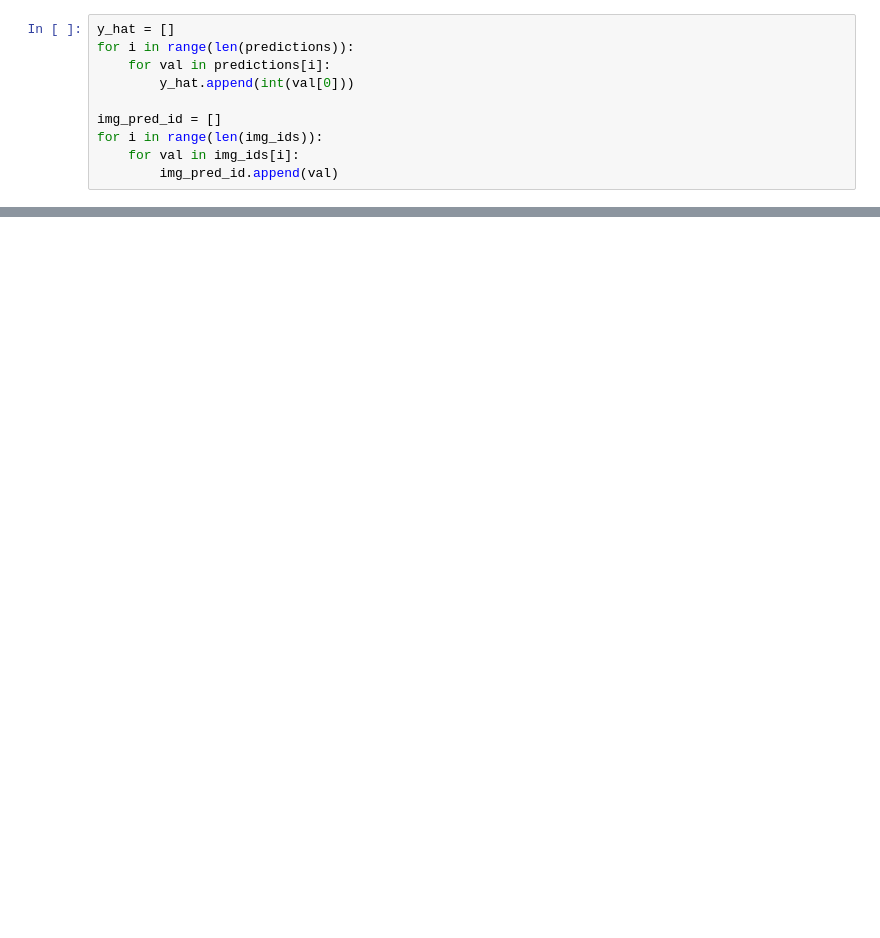
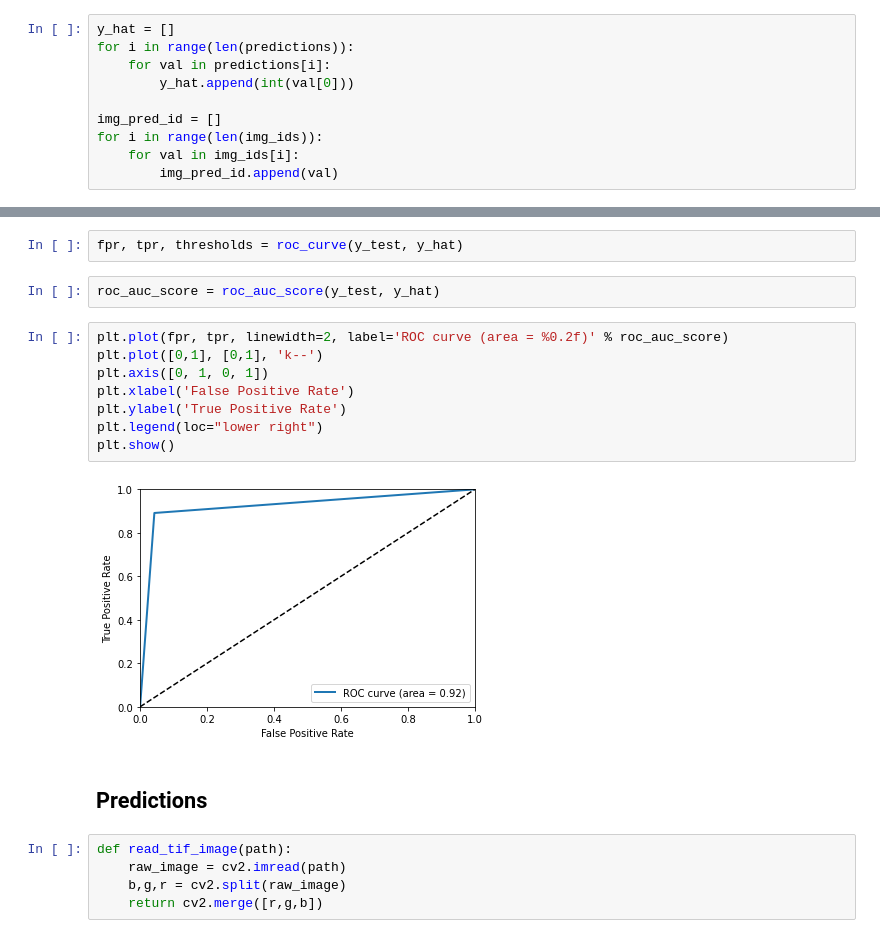
Before and after one commit to ErickDiaz/histopathologic-cancer-detection, a Jupyter notebook: code/train_model.ipynb, the cells around one changed output, grey strips where cells are left out. Cells and saved outputs as stored; diff of their text form; blank space fills up the shorter version.

```diff
--- a/code/train_model.ipynb
+++ b/code/train_model.ipynb
@@ -377,0 +406,21 @@ test_labels[test_labels.id == '49eb20a0608511777074a59d62610fd63a2229bf']
+# %%
+fpr, tpr, thresholds = roc_curve(y_test, y_hat)
+# %%
+roc_auc_score = roc_auc_score(y_test, y_hat)
+# %%
+plt.plot(fpr, tpr, linewidth=2, label='ROC curve (area = %0.2f)' % roc_auc_score)
+plt.plot([0,1], [0,1], 'k--')
+plt.axis([0, 1, 0, 1])
+plt.xlabel('False Positive Rate')
+plt.ylabel('True Positive Rate')
+plt.legend(loc="lower right")
+plt.show()
+# %% [output]
+[figure, added]
+# %% [markdown]
+## Predictions
+# %%
+def read_tif_image(path):
+    raw_image = cv2.imread(path)
+    b,g,r = cv2.split(raw_image)
+    return cv2.merge([r,g,b])
```
Also changed, not shown: parts of 17 cells of this notebook.
